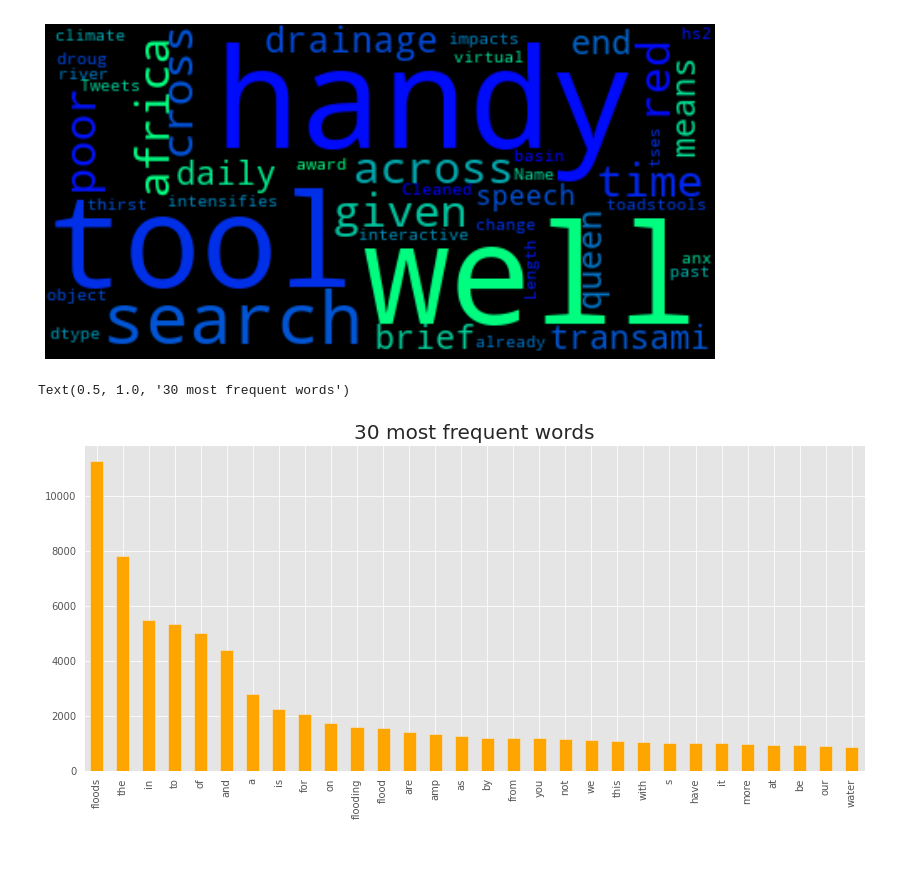
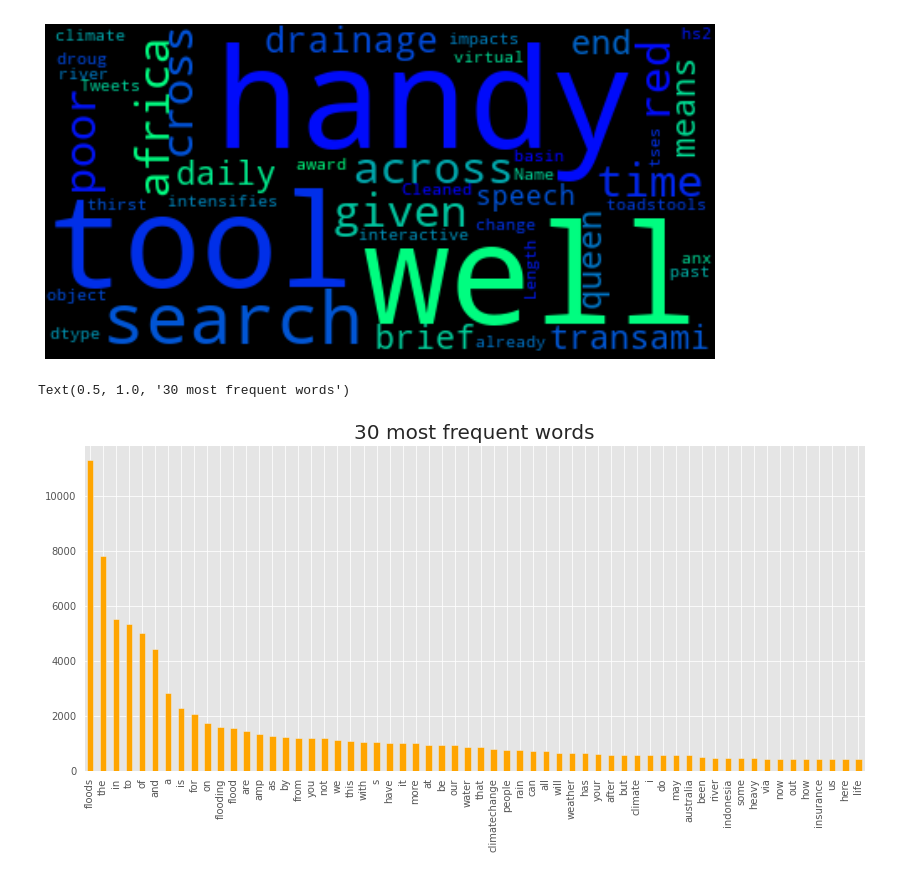
Before and after one commit to debjyoti003/Important-Colab-Notebooks, a Jupyter notebook: EDA_on_tweets_for_3_pre_processed_files.ipynb, the cells around one changed output. Drawn from its saved outputs; the diff is of its cells as text; code cells hidden in the pictures.

```diff
--- a/EDA_on_tweets_for_3_pre_processed_files.ipynb
+++ b/EDA_on_tweets_for_3_pre_processed_files.ipynb
@@ -266,9 +268,9 @@ plt.imshow(cloud,interpolation='bilinear')
 # %%
 plt.style.use('ggplot')
 plt.figure(figsize=(14,6))
-freq=pd.Series(" ".join(df2["Cleaned Tweets Further"]).split()).value_counts()[:30]
+freq=pd.Series(" ".join(df2["Cleaned Tweets Further"]).split()).value_counts()[:60]
 freq.plot(kind="bar", color = "orange")
 plt.title("30 most frequent words",size=20)
 # %% [output]
 Text(0.5, 1.0, '30 most frequent words')
-[figure, old version]
+[figure, new version]
```
Also changed, not shown: parts of 3 cells of this notebook.
